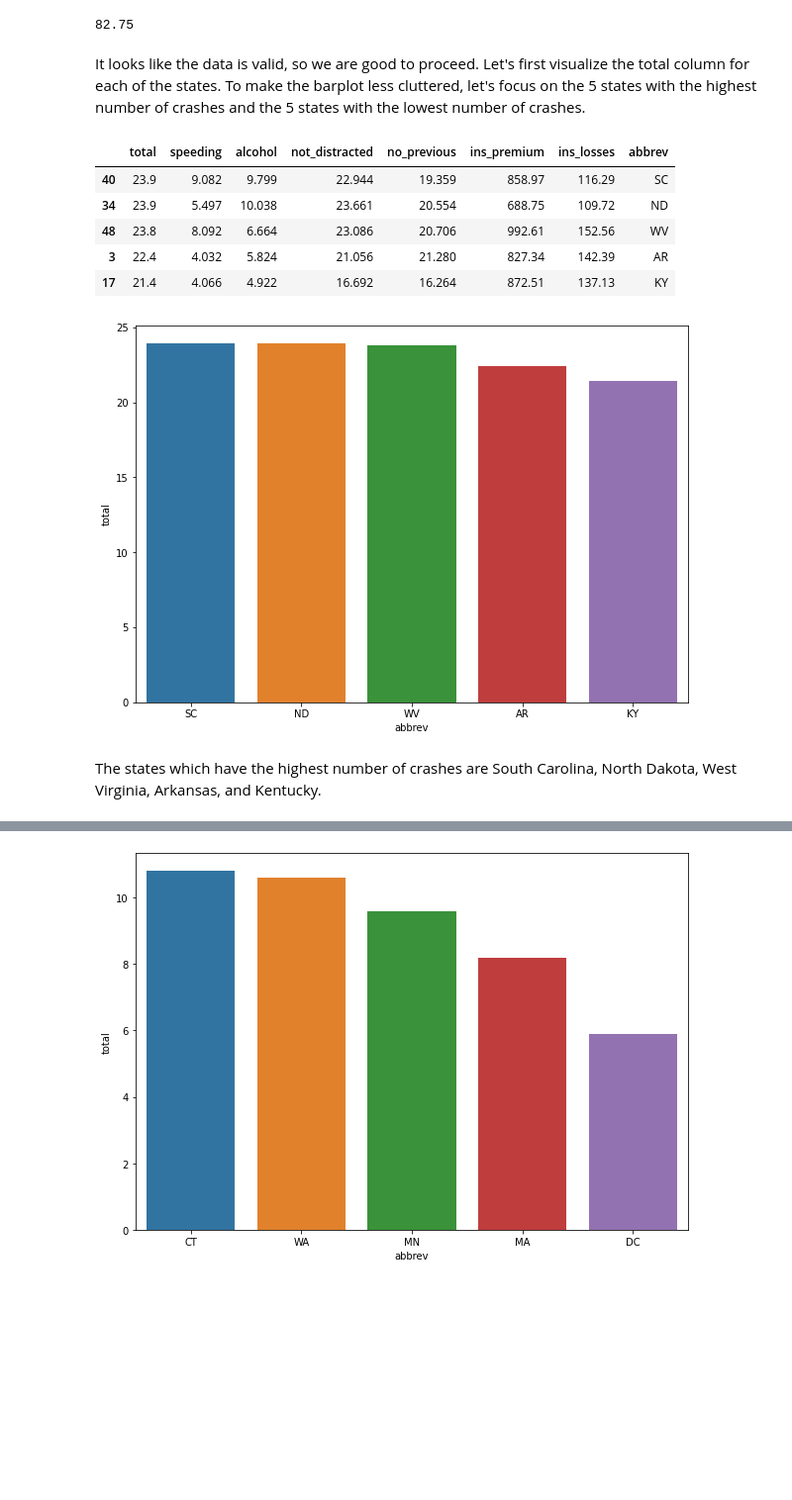
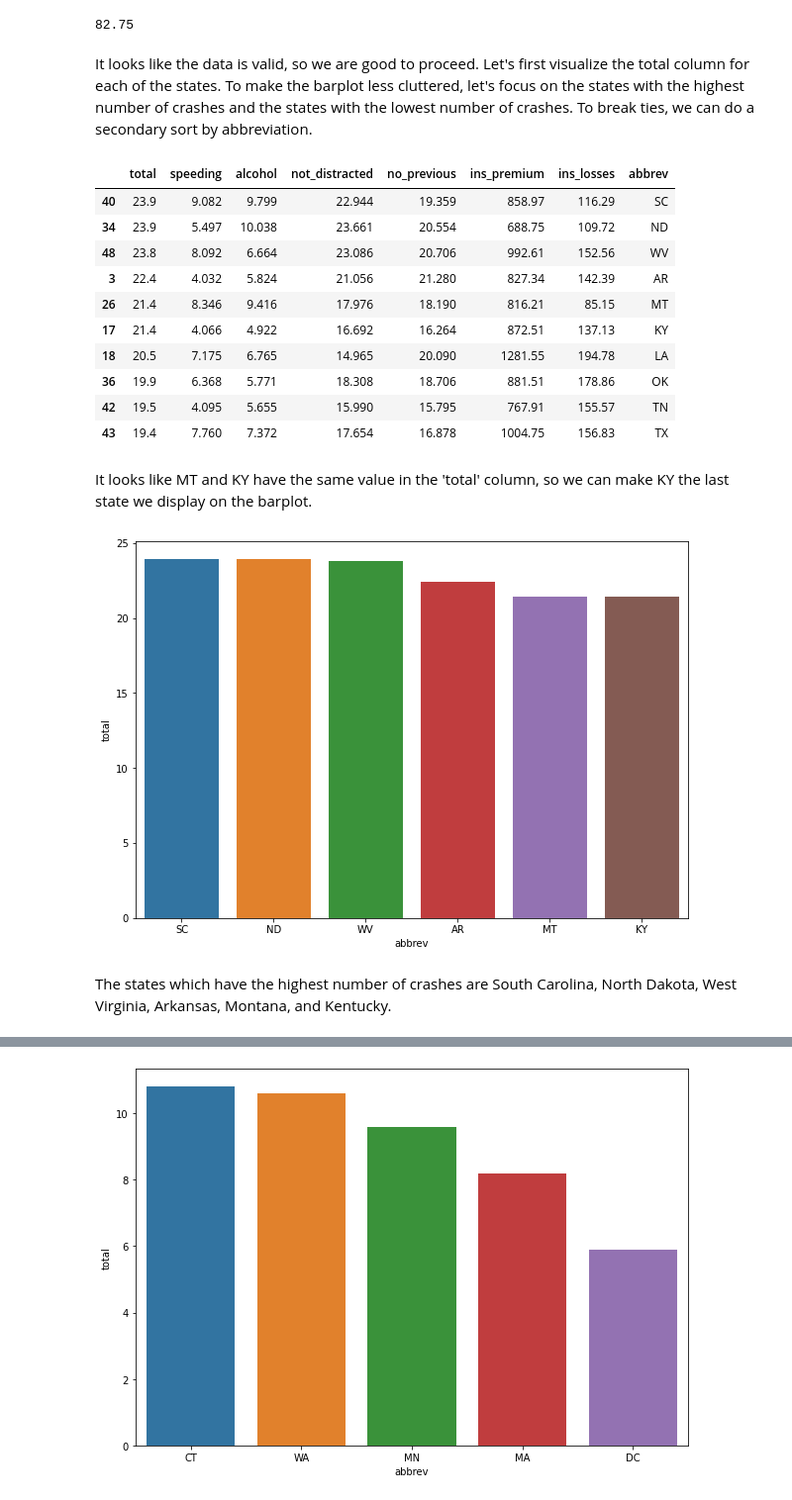
Before and after one commit to ahaldankar-vt/ahaldankar-vt.github.io, a Jupyter notebook: MachineLearningBlog/posts/clustering/index.ipynb, the cells around one changed output, grey strips where cells are left out. Shown at 99% size. Saved outputs shown, nothing was run; the diff lists cells and outputs as text; code cells hidden in the pictures; blank space fills up the shorter version.

Commit message:
Changed some sorting code and color palette for the barplots

```diff
--- a/MachineLearningBlog/posts/clustering/index.ipynb
+++ b/MachineLearningBlog/posts/clustering/index.ipynb
@@ -75,23 +75,30 @@ crashes['ins_losses'].min()
 # %% [output]
 82.75
 # %% [markdown]
-It looks like the data is valid, so we are good to proceed. Let's first visualize the total column for each of the states. To make the barplot less cluttered, let's focus on the 5 states with the highest number of crashes and the 5 states with the lowest number of crashes.
+It looks like the data is valid, so we are good to proceed. Let's first visualize the total column for each of the states. To make the barplot less cluttered, let's focus on the states with the highest number of crashes and the states with the lowest number of crashes. To break ties, we can do a secondary sort by abbreviation.
 # %%
-crashes_sorted = crashes.sort_values('total', ascending=False)
-crashes_sorted.head()
+crashes_sorted = crashes.sort_values(['total', 'abbrev'], ascending=False)
+crashes_sorted[:10]
 # %% [output]
 |  | total | speeding | alcohol | not_distracted | no_previous | ins_premium | ins_losses | abbrev |
 | 40 | 23.9 | 9.082 | 9.799 | 22.944 | 19.359 | 858.97 | 116.29 | SC |
 | 34 | 23.9 | 5.497 | 10.038 | 23.661 | 20.554 | 688.75 | 109.72 | ND |
 | 48 | 23.8 | 8.092 | 6.664 | 23.086 | 20.706 | 992.61 | 152.56 | WV |
 | 3 | 22.4 | 4.032 | 5.824 | 21.056 | 21.280 | 827.34 | 142.39 | AR |
+| 26 | 21.4 | 8.346 | 9.416 | 17.976 | 18.190 | 816.21 | 85.15 | MT |
 | 17 | 21.4 | 4.066 | 4.922 | 16.692 | 16.264 | 872.51 | 137.13 | KY |
+| 18 | 20.5 | 7.175 | 6.765 | 14.965 | 20.090 | 1281.55 | 194.78 | LA |
+| 36 | 19.9 | 6.368 | 5.771 | 18.308 | 18.706 | 881.51 | 178.86 | OK |
+| 42 | 19.5 | 4.095 | 5.655 | 15.990 | 15.795 | 767.91 | 155.57 | TN |
+| 43 | 19.4 | 7.760 | 7.372 | 17.654 | 16.878 | 1004.75 | 156.83 | TX |
+# %% [markdown]
+It looks like MT and KY have the same value in the 'total' column, so we can make KY the last state we display on the barplot.
 # %%
 fig, ax = plt.subplots(figsize=(10, 7))
-sns.barplot(data=crashes_sorted[:5], x='abbrev', y='total', ax=ax)
+sns.barplot(data=crashes_sorted[:6], x='abbrev', y='total', ax=ax, palette="tab10")
 
 plt.show()
 # %% [output]
-[figure, old version]
+[figure, new version]
 # %% [markdown]
-The states which have the highest number of crashes are South Carolina, North Dakota, West Virginia, Arkansas, and Kentucky.
+The states which have the highest number of crashes are South Carolina, North Dakota, West Virginia, Arkansas, Montana, and Kentucky.
```
Also changed, not shown: parts of 2 cells of this notebook, 1 other file.
